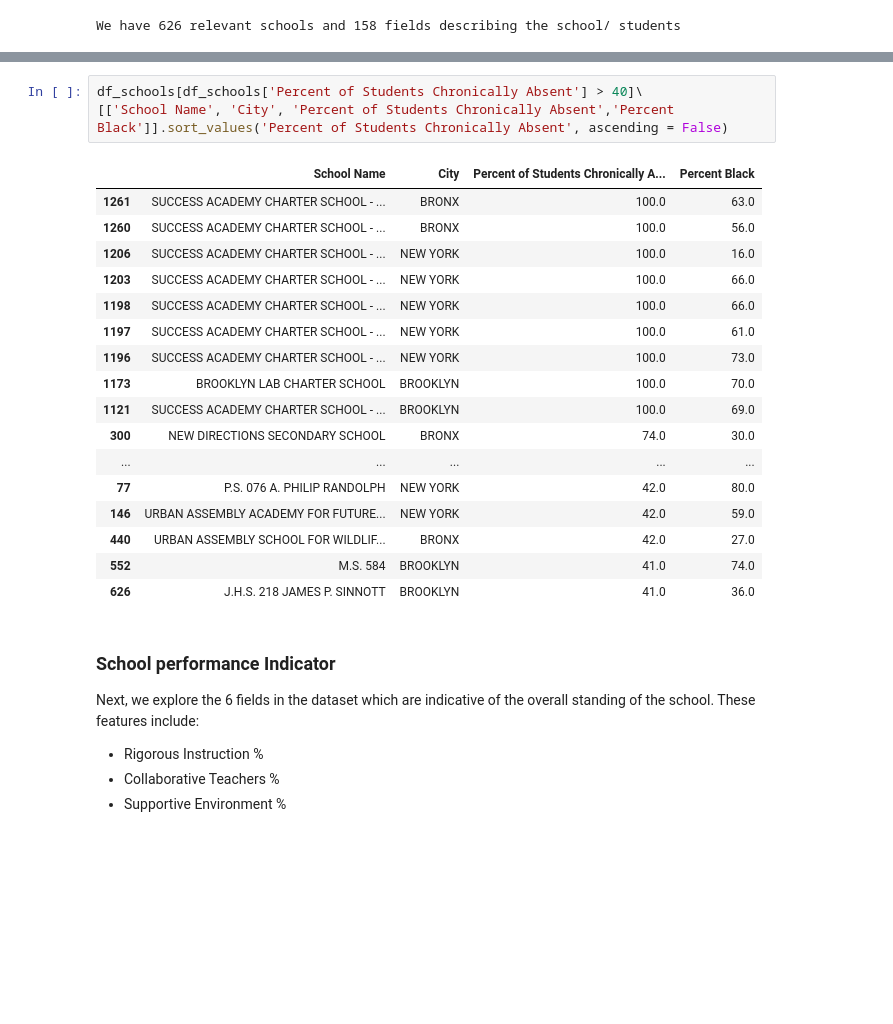
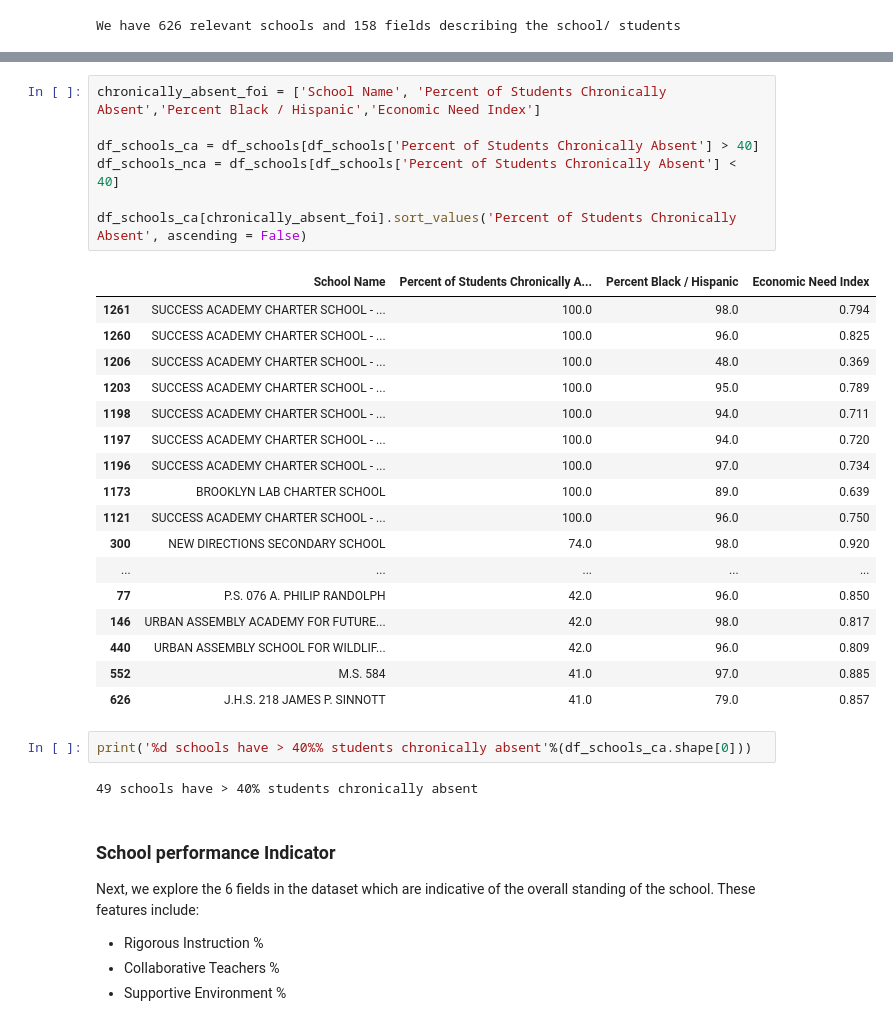
Before and after one commit to infocusp/passnyc_data_science_for_good, a Jupyter notebook: code/sandbox/falak/ds_for_good.ipynb, the cells around one changed output, grey strips where cells are left out. Drawn from its saved outputs; the diff is of its cells as text; blank space fills up the shorter version.

```diff
--- a/code/sandbox/falak/ds_for_good.ipynb
+++ b/code/sandbox/falak/ds_for_good.ipynb
@@ -77,25 +79,33 @@ plt.title('Histogram: Percent of Students Chronically Absent')
 [figure]
 # %%
-df_schools[df_schools['Percent of Students Chronically Absent'] > 40]\
-[['School Name', 'City', 'Percent of Students Chronically Absent','Percent Black']].sort_values('Percent of Students Chronically Absent', ascending = False)
+chronically_absent_foi = ['School Name', 'Percent of Students Chronically Absent','Percent Black / Hispanic','Economic Need Index']
+
+df_schools_ca = df_schools[df_schools['Percent of Students Chronically Absent'] > 40]
+df_schools_nca = df_schools[df_schools['Percent of Students Chronically Absent'] < 40]
+
+df_schools_ca[chronically_absent_foi].sort_values('Percent of Students Chronically Absent', ascending = False)
 # %% [output]
-|  | School Name | City | Percent of Students Chronically A... | Percent Black |
-| 1261 | SUCCESS ACADEMY CHARTER SCHOOL - ... | BRONX | 100.0 | 63.0 |
-| 1260 | SUCCESS ACADEMY CHARTER SCHOOL - ... | BRONX | 100.0 | 56.0 |
-| 1206 | SUCCESS ACADEMY CHARTER SCHOOL - ... | NEW YORK | 100.0 | 16.0 |
-| 1203 | SUCCESS ACADEMY CHARTER SCHOOL - ... | NEW YORK | 100.0 | 66.0 |
-| 1198 | SUCCESS ACADEMY CHARTER SCHOOL - ... | NEW YORK | 100.0 | 66.0 |
-| 1197 | SUCCESS ACADEMY CHARTER SCHOOL - ... | NEW YORK | 100.0 | 61.0 |
-| 1196 | SUCCESS ACADEMY CHARTER SCHOOL - ... | NEW YORK | 100.0 | 73.0 |
-| 1173 | BROOKLYN LAB CHARTER SCHOOL | BROOKLYN | 100.0 | 70.0 |
-| 1121 | SUCCESS ACADEMY CHARTER SCHOOL - ... | BROOKLYN | 100.0 | 69.0 |
-| 300 | NEW DIRECTIONS SECONDARY SCHOOL | BRONX | 74.0 | 30.0 |
+|  | School Name | Percent of Students Chronically A... | Percent Black / Hispanic | Economic Need Index |
+| 1261 | SUCCESS ACADEMY CHARTER SCHOOL - ... | 100.0 | 98.0 | 0.794 |
+| 1260 | SUCCESS ACADEMY CHARTER SCHOOL - ... | 100.0 | 96.0 | 0.825 |
+| 1206 | SUCCESS ACADEMY CHARTER SCHOOL - ... | 100.0 | 48.0 | 0.369 |
+| 1203 | SUCCESS ACADEMY CHARTER SCHOOL - ... | 100.0 | 95.0 | 0.789 |
+| 1198 | SUCCESS ACADEMY CHARTER SCHOOL - ... | 100.0 | 94.0 | 0.711 |
+| 1197 | SUCCESS ACADEMY CHARTER SCHOOL - ... | 100.0 | 94.0 | 0.720 |
+| 1196 | SUCCESS ACADEMY CHARTER SCHOOL - ... | 100.0 | 97.0 | 0.734 |
+| 1173 | BROOKLYN LAB CHARTER SCHOOL | 100.0 | 89.0 | 0.639 |
+| 1121 | SUCCESS ACADEMY CHARTER SCHOOL - ... | 100.0 | 96.0 | 0.750 |
+| 300 | NEW DIRECTIONS SECONDARY SCHOOL | 74.0 | 98.0 | 0.920 |
 | ... | ... | ... | ... | ... |
-| 77 | P.S. 076 A. PHILIP RANDOLPH | NEW YORK | 42.0 | 80.0 |
-| 146 | URBAN ASSEMBLY ACADEMY FOR FUTURE... | NEW YORK | 42.0 | 59.0 |
-| 440 | URBAN ASSEMBLY SCHOOL FOR WILDLIF... | BRONX | 42.0 | 27.0 |
-| 552 | M.S. 584 | BROOKLYN | 41.0 | 74.0 |
-| 626 | J.H.S. 218 JAMES P. SINNOTT | BROOKLYN | 41.0 | 36.0 |
+| 77 | P.S. 076 A. PHILIP RANDOLPH | 42.0 | 96.0 | 0.850 |
+| 146 | URBAN ASSEMBLY ACADEMY FOR FUTURE... | 42.0 | 98.0 | 0.817 |
+| 440 | URBAN ASSEMBLY SCHOOL FOR WILDLIF... | 42.0 | 96.0 | 0.809 |
+| 552 | M.S. 584 | 41.0 | 97.0 | 0.885 |
+| 626 | J.H.S. 218 JAMES P. SINNOTT | 41.0 | 79.0 | 0.857 |
+# %%
+print('%d schools have > 40%% students chronically absent'%(df_schools_ca.shape[0]))
+# %% [output]
+49 schools have > 40% students chronically absent
 # %% [markdown]
 ### School performance Indicator
 
```
Also changed, not shown: parts of 8 cells of this notebook.
